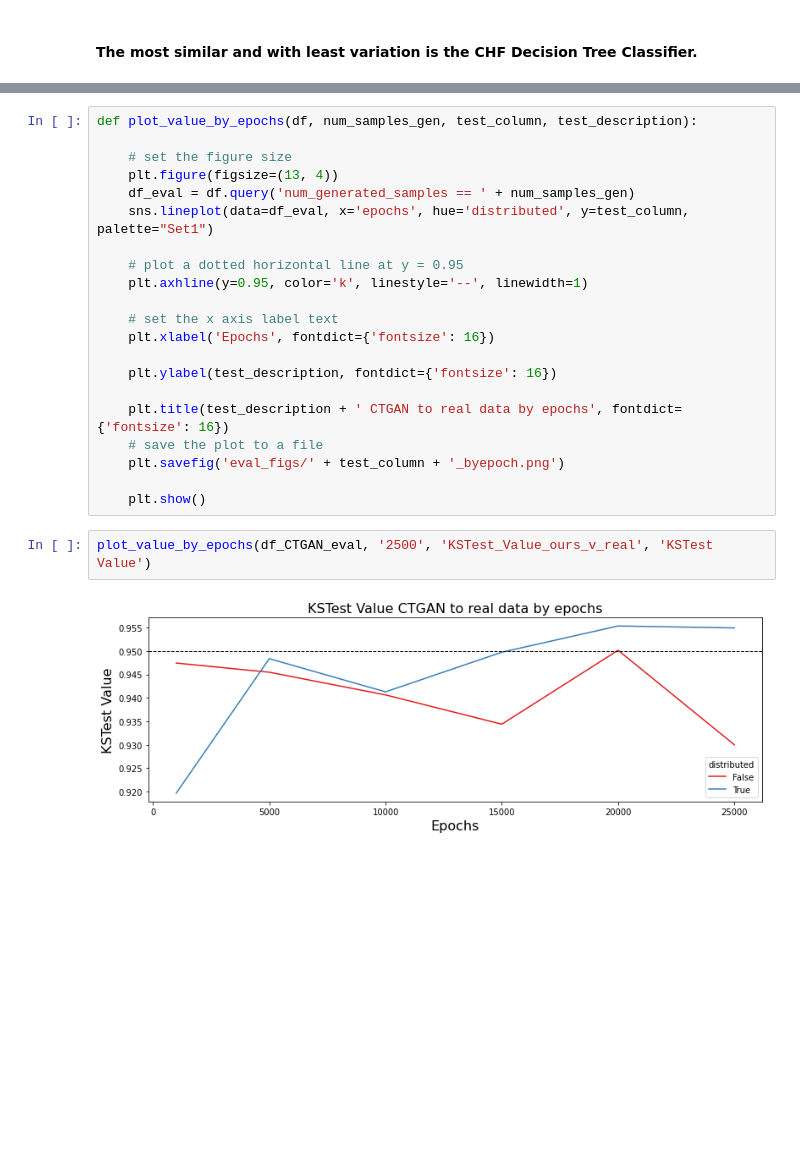
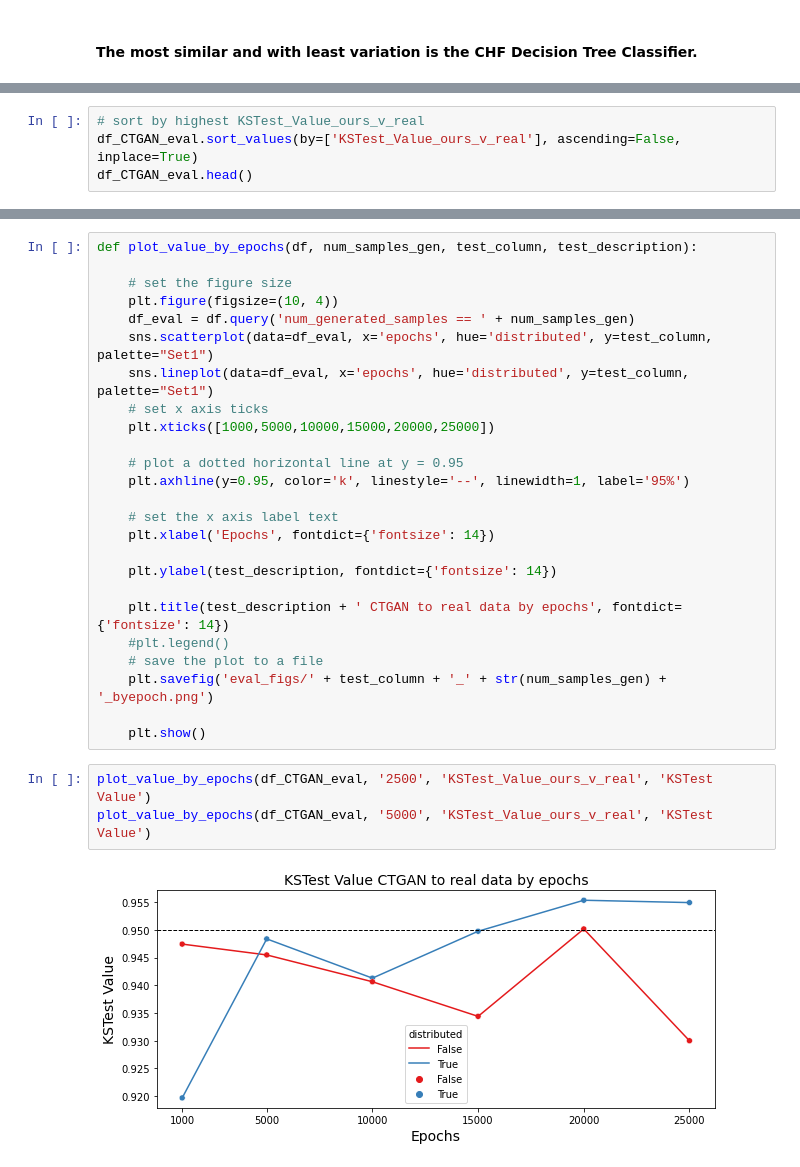
Before and after one commit to dianamJLAB/DS6050, a Jupyter notebook: CTGAN_Distribution/test_CTGAN_eICU.ipynb, the cells around one changed output, grey strips where cells are left out. Drawn from its saved outputs; the diff is of its cells as text; blank space fills up the shorter version.

```diff
--- a/CTGAN_Distribution/test_CTGAN_eICU.ipynb
+++ b/CTGAN_Distribution/test_CTGAN_eICU.ipynb
@@ -347,0 +353,4 @@ plot_comparison_boxplots(df_CTGAN_eval, 'NoHealthProblems', 'No Health Problems'
+# %%
+# sort by highest KSTest_Value_ours_v_real
+df_CTGAN_eval.sort_values(by=['KSTest_Value_ours_v_real'], ascending=False, inplace=True)
+df_CTGAN_eval.head()
@@ -349,24 +365,29 @@ plot_comparison_boxplots(df_CTGAN_eval, 'NoHealthProblems', 'No Health Problems'
 def plot_value_by_epochs(df, num_samples_gen, test_column, test_description):
 
     # set the figure size
-    plt.figure(figsize=(13, 4))
+    plt.figure(figsize=(10, 4))
     df_eval = df.query('num_generated_samples == ' + num_samples_gen)
+    sns.scatterplot(data=df_eval, x='epochs', hue='distributed', y=test_column, palette="Set1")
     sns.lineplot(data=df_eval, x='epochs', hue='distributed', y=test_column, palette="Set1")
+    # set x axis ticks
+    plt.xticks([1000,5000,10000,15000,20000,25000])
 
     # plot a dotted horizontal line at y = 0.95
-    plt.axhline(y=0.95, color='k', linestyle='--', linewidth=1)
+    plt.axhline(y=0.95, color='k', linestyle='--', linewidth=1, label='95%')
 
     # set the x axis label text
-    plt.xlabel('Epochs', fontdict={'fontsize': 16})
+    plt.xlabel('Epochs', fontdict={'fontsize': 14})
 
-    plt.ylabel(test_description, fontdict={'fontsize': 16})
+    plt.ylabel(test_description, fontdict={'fontsize': 14})
 
-    plt.title(test_description + ' CTGAN to real data by epochs', fontdict={'fontsize': 16})
+    plt.title(test_description + ' CTGAN to real data by epochs', fontdict={'fontsize': 14})
+    #plt.legend()
     # save the plot to a file
-    plt.savefig('eval_figs/' + test_column + '_byepoch.png')
+    plt.savefig('eval_figs/' + test_column + '_' + str(num_samples_gen) + '_byepoch.png')
 
     plt.show()
 # %%
 plot_value_by_epochs(df_CTGAN_eval, '2500', 'KSTest_Value_ours_v_real', 'KSTest Value')
+plot_value_by_epochs(df_CTGAN_eval, '5000', 'KSTest_Value_ours_v_real', 'KSTest Value')
 # %% [output]
-[figure, old version]
+[figure, new version]
```
Also changed, not shown: parts of 12 cells of this notebook, 26 other files.
